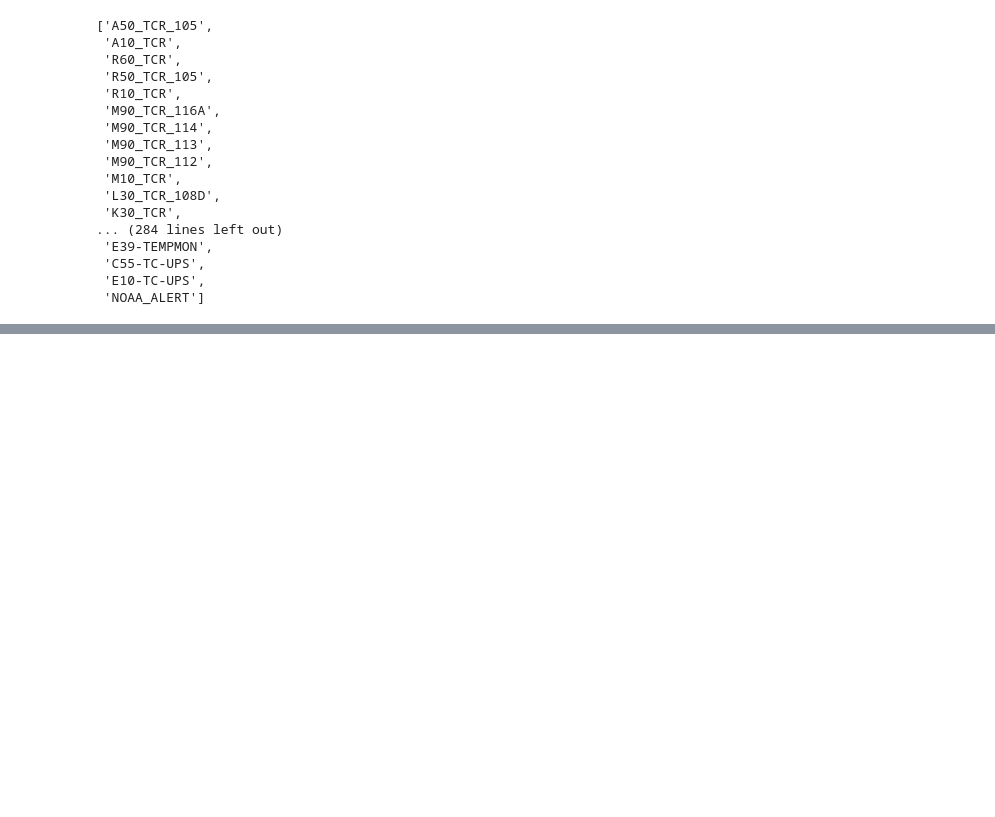
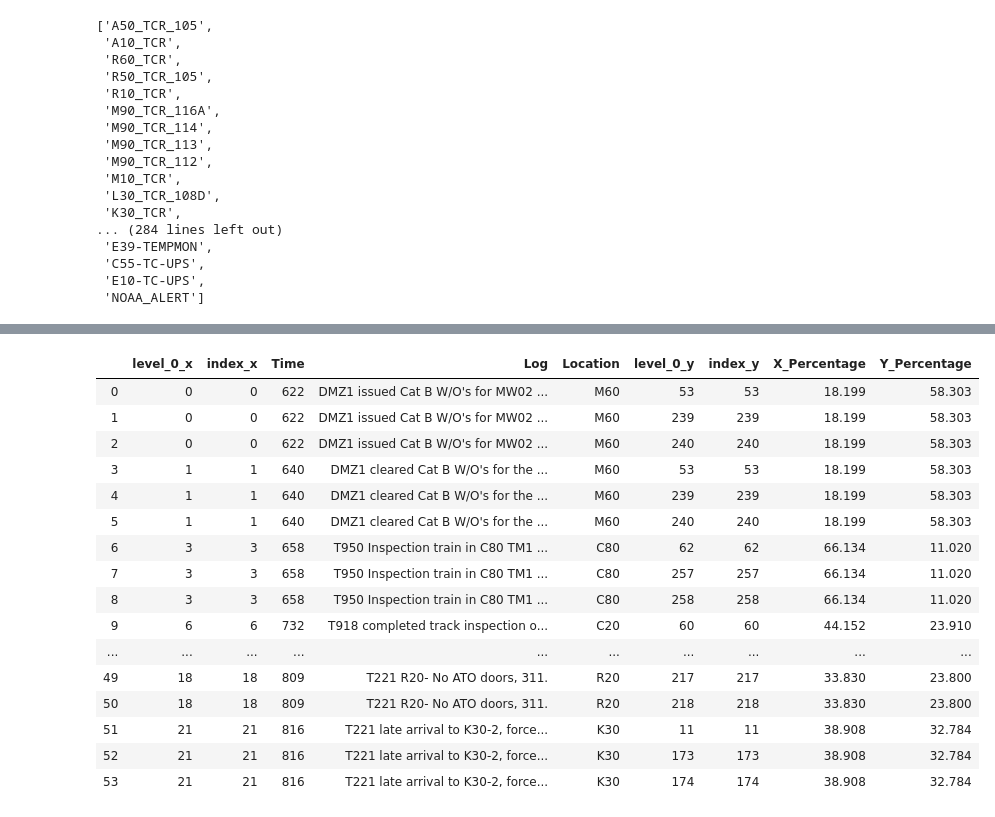
Before and after one commit to hsabraham28/bartgeoviz, a Jupyter notebook: BARTDataViz.ipynb, the cells around one changed output, grey strips where cells are left out. Saved outputs shown, nothing was run; the diff lists cells and outputs as text; code cells hidden in the pictures; blank space fills up the shorter version.

```diff
--- a/BARTDataViz.ipynb
+++ b/BARTDataViz.ipynb
@@ -77,0 +91,6 @@ NOAA_ALERT
+# %%
+stationarr = (stationlocs['Station_Name']).tolist()
+sarr = []
+for s in stationarr:
+    s = s[0:3]
+    sarr.append(s)
@@ -77,0 +117,2 @@ NOAA_ALERT
+# %%
+stationlocs['Location'] = sarr
@@ -77,0 +139,2 @@ NOAA_ALERT
+# %%
+justxandy = stationlocs.drop(columns=['Station_Name', 'Rain_Critical', 'Asset_Location'])
@@ -77,0 +158,22 @@ NOAA_ALERT
+# %%
+merged = testlog.merge(justxandy.set_index('Location'), on='Location')
+# %%
+merged
+# %% [output]
+|  | level_0_x | index_x | Time | Log | Location | level_0_y | index_y | X_Percentage | Y_Percentage |
+| 0 | 0 | 0 | 622 | DMZ1 issued Cat B W/O's for MW02 ... | M60 | 53 | 53 | 18.199 | 58.303 |
+| 1 | 0 | 0 | 622 | DMZ1 issued Cat B W/O's for MW02 ... | M60 | 239 | 239 | 18.199 | 58.303 |
+| 2 | 0 | 0 | 622 | DMZ1 issued Cat B W/O's for MW02 ... | M60 | 240 | 240 | 18.199 | 58.303 |
+| 3 | 1 | 1 | 640 | DMZ1 cleared Cat B W/O's for the ... | M60 | 53 | 53 | 18.199 | 58.303 |
+| 4 | 1 | 1 | 640 | DMZ1 cleared Cat B W/O's for the ... | M60 | 239 | 239 | 18.199 | 58.303 |
+| 5 | 1 | 1 | 640 | DMZ1 cleared Cat B W/O's for the ... | M60 | 240 | 240 | 18.199 | 58.303 |
+| 6 | 3 | 3 | 658 | T950 Inspection train in C80 TM1 ... | C80 | 62 | 62 | 66.134 | 11.020 |
+| 7 | 3 | 3 | 658 | T950 Inspection train in C80 TM1 ... | C80 | 257 | 257 | 66.134 | 11.020 |
+| 8 | 3 | 3 | 658 | T950 Inspection train in C80 TM1 ... | C80 | 258 | 258 | 66.134 | 11.020 |
+| 9 | 6 | 6 | 732 | T918 completed track inspection o... | C20 | 60 | 60 | 44.152 | 23.910 |
+| ... | ... | ... | ... | ... | ... | ... | ... | ... | ... |
+| 49 | 18 | 18 | 809 | T221 R20- No ATO doors, 311. | R20 | 217 | 217 | 33.830 | 23.800 |
+| 50 | 18 | 18 | 809 | T221 R20- No ATO doors, 311. | R20 | 218 | 218 | 33.830 | 23.800 |
+| 51 | 21 | 21 | 816 | T221 late arrival to K30-2, force... | K30 | 11 | 11 | 38.908 | 32.784 |
+| 52 | 21 | 21 | 816 | T221 late arrival to K30-2, force... | K30 | 173 | 173 | 38.908 | 32.784 |
+| 53 | 21 | 21 | 816 | T221 late arrival to K30-2, force... | K30 | 174 | 174 | 38.908 | 32.784 |
```
Also changed, not shown: parts of 13 cells of this notebook.
